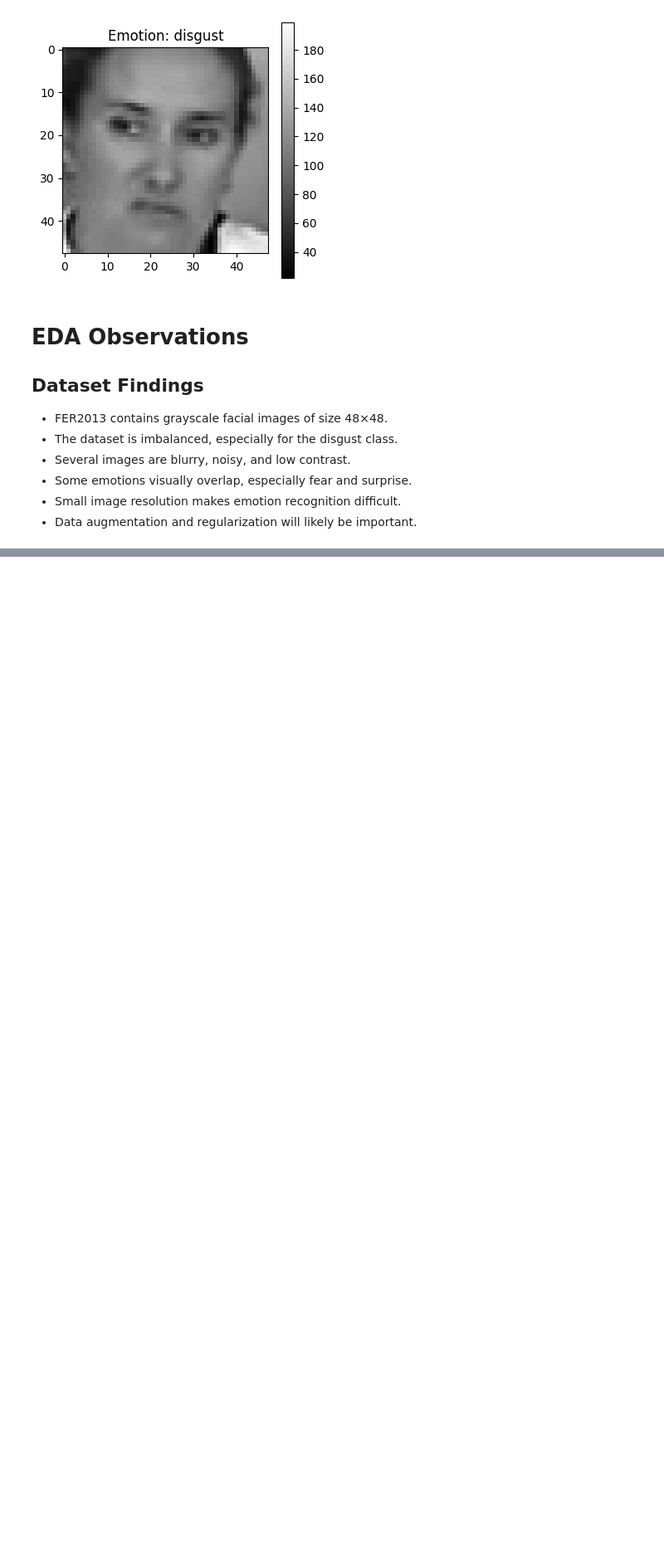
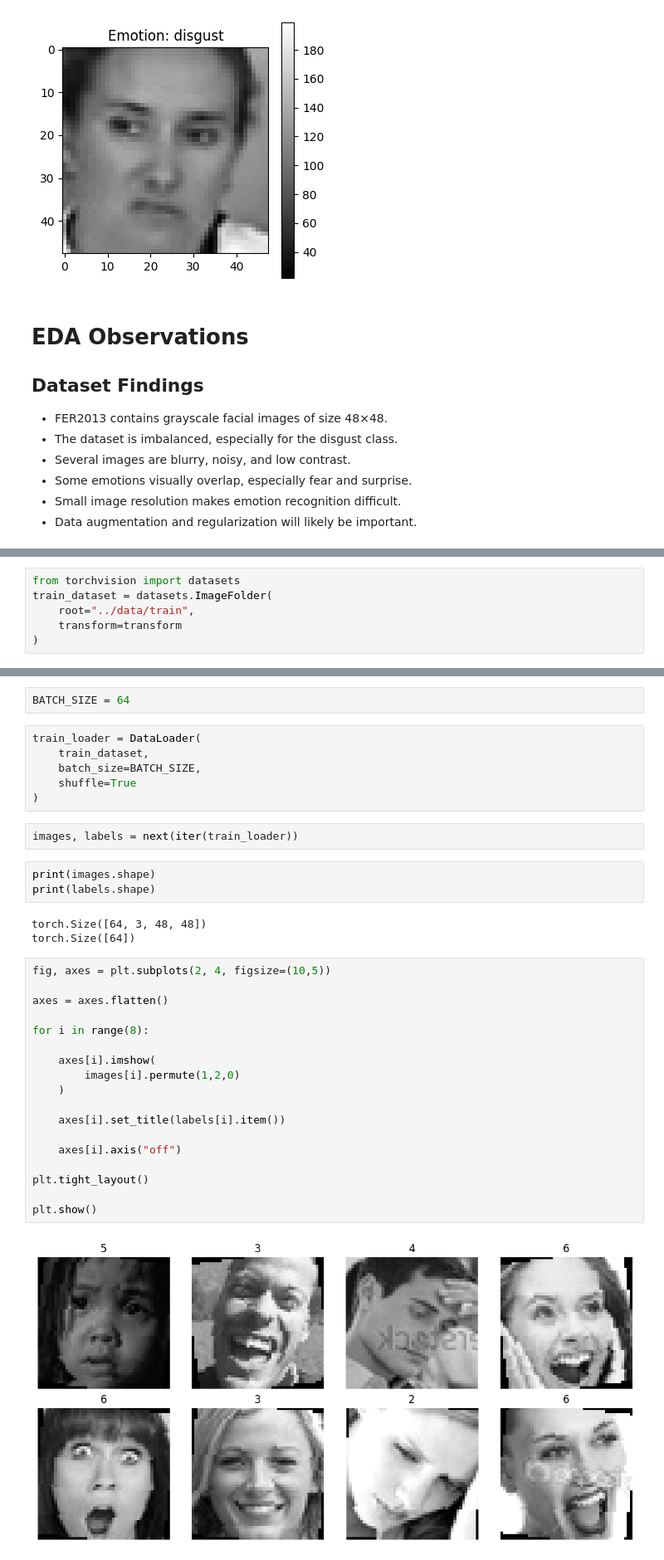
Before and after one commit to BhaveshNegi21/Facial-emotion-recognition, a Jupyter notebook: notebooks/eda.ipynb, the cells around one changed output, grey strips where cells are left out. Shown at 83% size. Drawn from its saved outputs; the diff is of its cells as text; blank space fills up the shorter version.

```diff
--- a/notebooks/eda.ipynb
+++ b/notebooks/eda.ipynb
@@ -121,0 +213,6 @@ plt.show()
+# %%
+from torchvision import datasets
+train_dataset = datasets.ImageFolder(
+    root="../data/train",
+    transform=transform
+)
@@ -121,0 +240,36 @@ plt.show()
+# %%
+BATCH_SIZE = 64
+# %%
+train_loader = DataLoader(
+    train_dataset,
+    batch_size=BATCH_SIZE,
+    shuffle=True
+)
+# %%
+images, labels = next(iter(train_loader))
+# %%
+print(images.shape)
+print(labels.shape)
+# %% [output]
+torch.Size([64, 3, 48, 48])
+torch.Size([64])
+# %%
+fig, axes = plt.subplots(2, 4, figsize=(10,5))
+
+axes = axes.flatten()
+
+for i in range(8):
+
+    axes[i].imshow(
+        images[i].permute(1,2,0)
+    )
+
+    axes[i].set_title(labels[i].item())
+
+    axes[i].axis("off")
+
+plt.tight_layout()
+
+plt.show()
+# %% [output]
+[figure, added]
```
Also changed, not shown: parts of 35 cells of this notebook.
